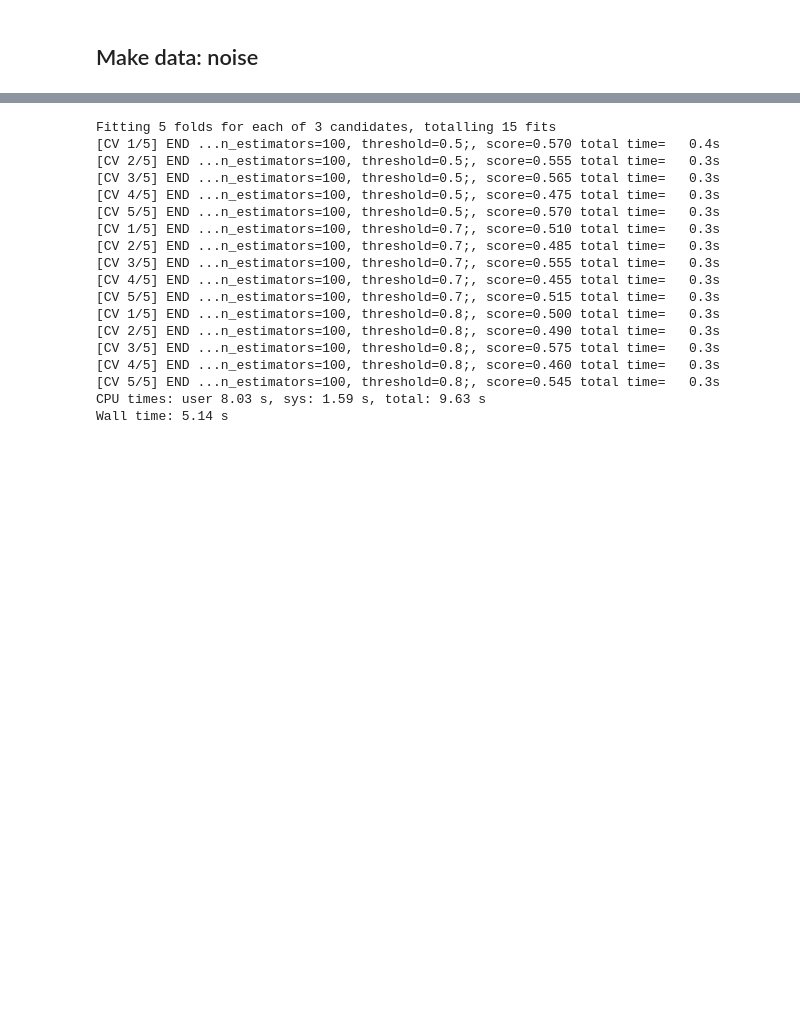
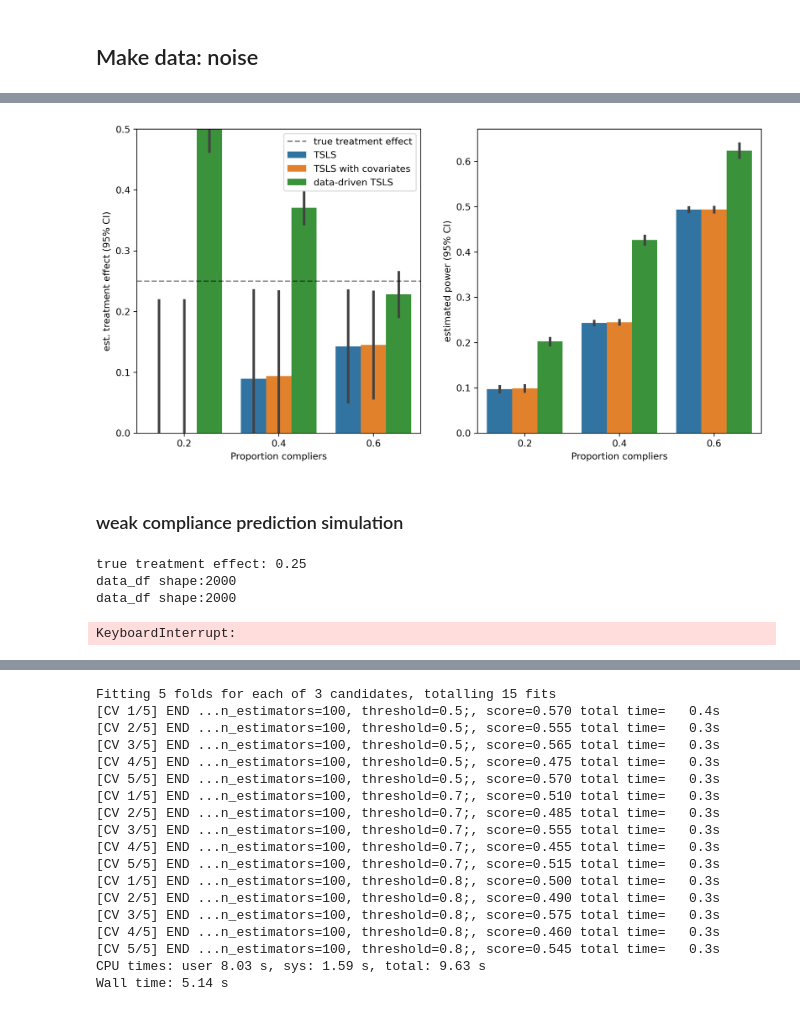
Before and after one commit to tliu526/data-driven-exclusion, a Jupyter notebook: notebooks/exclusion_threshold_eda.ipynb, the cells around one changed output, grey strips where cells are left out. Drawn from its saved outputs; the diff is of its cells as text; code cells hidden in the pictures; blank space fills up the shorter version.

Commit message:
add figure replication code to exclusion_threshold_eda

```diff
--- a/notebooks/exclusion_threshold_eda.ipynb
+++ b/notebooks/exclusion_threshold_eda.ipynb
@@ -213,7 +218,7 @@ seed = 42
 tau = 0.25
 n_samples = 2000
 n_feats = 5
-regression_dict = dict(n_informative=5, noise=50, n_features=n_feats)
+regression_dict = dict(n_informative=5, noise=75, n_features=n_feats)
 
 iv_df = generate_IV_comply_indicator(n_samples=n_samples,
                                     tau=tau,
@@ -344,0 +589,5 @@ iv_neff(s2_scores, s2_df, best_threshold)
+# %%
+tau = 0.25
+n_samples = 2000
+n_trials = 10
+prop_complys = [0.2, 0.4, 0.6]
@@ -344,0 +596,20 @@ iv_neff(s2_scores, s2_df, best_threshold)
+# %%
+strong_sim_dict = dict(
+        tau = tau, # true treatment effect
+        n_samples = n_samples,
+        use_covars = True,
+        # tunes how much the covariates influence compliance
+        regression_dict = dict(n_informative=5,
+                               noise=0,
+                               n_features=5)
+)
+
+strong_out_name = "strong_comply"
+# %%
+%%time
+
+with warnings.catch_warnings():
+    warnings.simplefilter('ignore')
+    run_full_simulation(n_trials, prop_complys,
+                        strong_sim_dict,
+                        strong_out_name)
@@ -344,0 +628,6 @@ iv_neff(s2_scores, s2_df, best_threshold)
+# %%
+plot_tau_pwr(strong_out_name, tau, prop_complys)
+# %% [output]
+[figure, added]
+# %% [markdown]
+### weak compliance prediction simulation
@@ -344,0 +646,13 @@ iv_neff(s2_scores, s2_df, best_threshold)
+# %%
+%%time
+
+with warnings.catch_warnings():
+    warnings.simplefilter('ignore')
+    run_full_simulation(n_trials, prop_complys,
+                        weak_sim_dict,
+                        weak_out_name)
+# %% [output]
+true treatment effect: 0.25
+data_df shape:2000
+data_df shape:2000
+KeyboardInterrupt:
```
Also changed, not shown: parts of 26 cells of this notebook.
